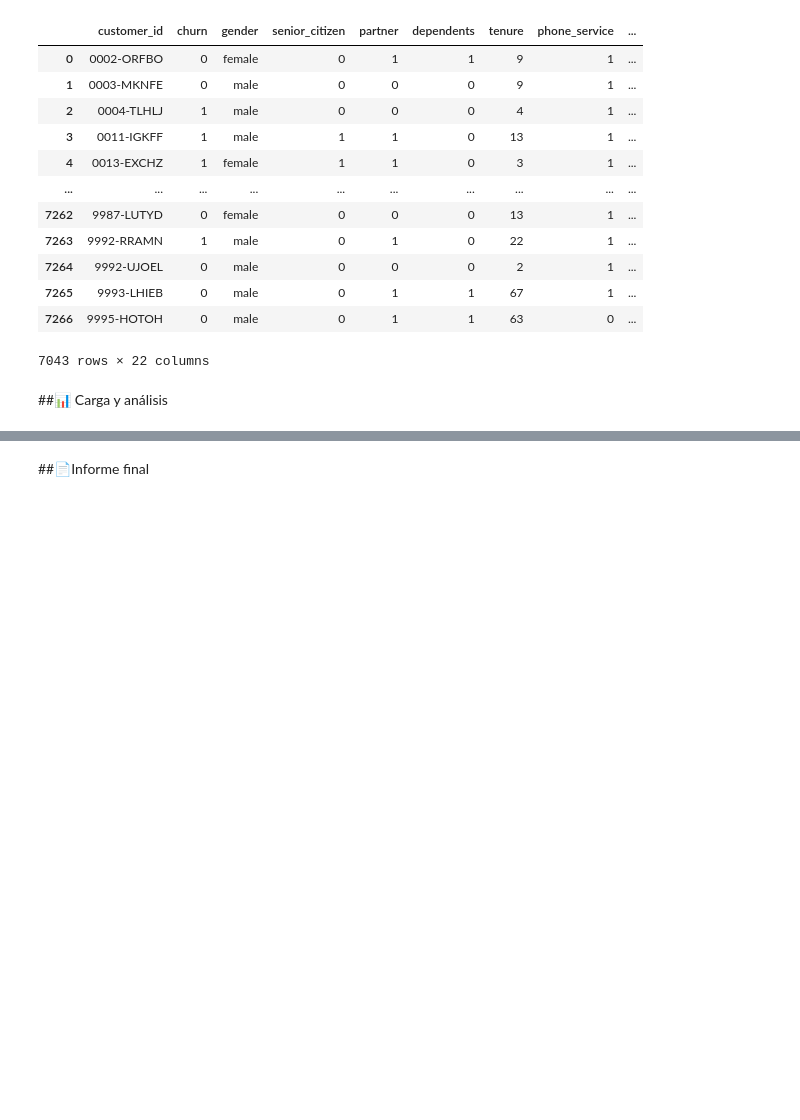
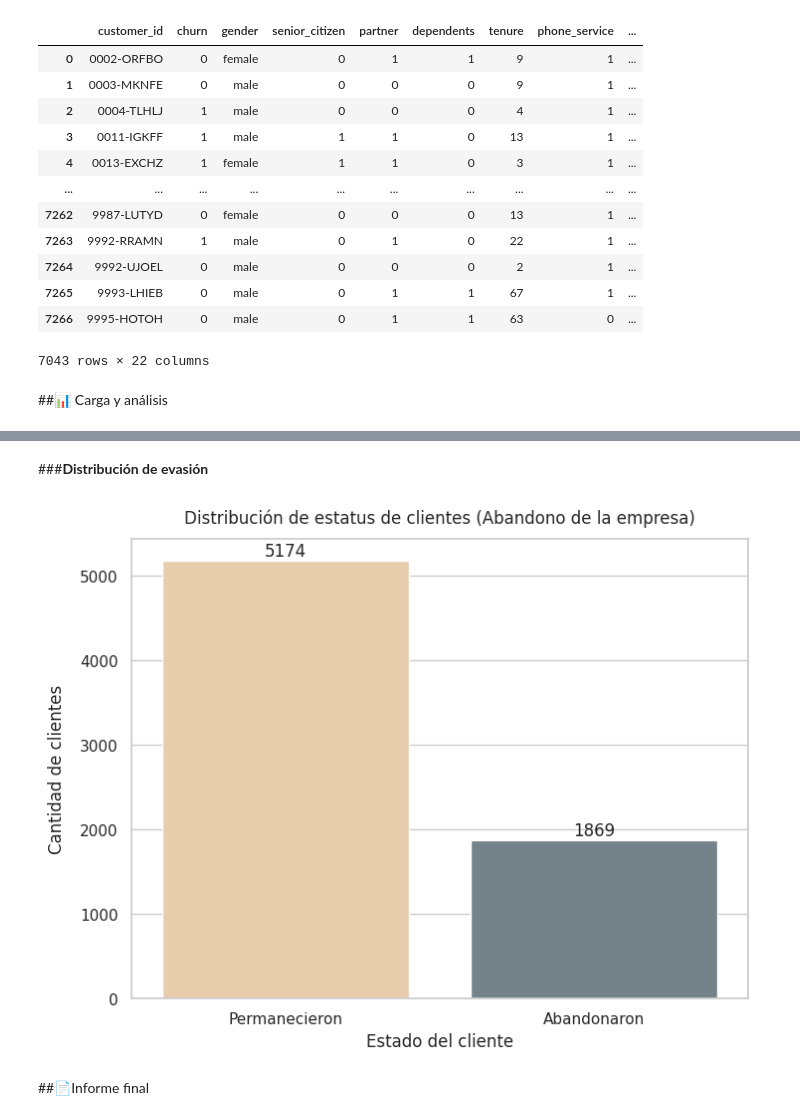
Before and after one commit to GP-Core/Telecom-X-Part-1, a Jupyter notebook: TelecomX_Part1-Gp-Core.ipynb, the cells around one changed output, grey strips where cells are left out. Cells and saved outputs as stored; diff of their text form; code cells hidden in the pictures; blank space fills up the shorter version.

Commit message:
Creacion del primer grafico

```diff
--- a/TelecomX_Part1-Gp-Core.ipynb
+++ b/TelecomX_Part1-Gp-Core.ipynb
@@ -401,2 +419,22 @@ datos_norm
+# %% [markdown]
+###**Distribución de evasión**
+# %%
+churn_data = datos_norm['churn'].value_counts()
+# %%
+from pickle import FALSE
+sns.set_theme(style='whitegrid')
+#Configurando el grafico
+fig,ax = plt.subplots(figsize=(8,6))
+ax = sns.barplot(x=churn_data.index,y=churn_data.values,hue=churn_data.index,palette=['#F2CEA2','#70848C'],legend=False)
+ax.set_title('Distribución de estatus de clientes (Abandono de la empresa)',pad=11)
+ax.set_xticks([0, 1],['Permanecieron', 'Abandonaron'])
+ax.set_ylabel('Cantidad de clientes',labelpad=10.0)
+ax.set_xlabel('Estado del cliente')
+
+for i, j in enumerate(churn_data.values):
+    ax.text(i, j + 60, str(j), ha='center', fontsize=12)
+plt.show()
+# %% [output]
+[figure, added]
 # %% [markdown]
 ##📄Informe final
```
Also changed, not shown: parts of 7 cells of this notebook.
